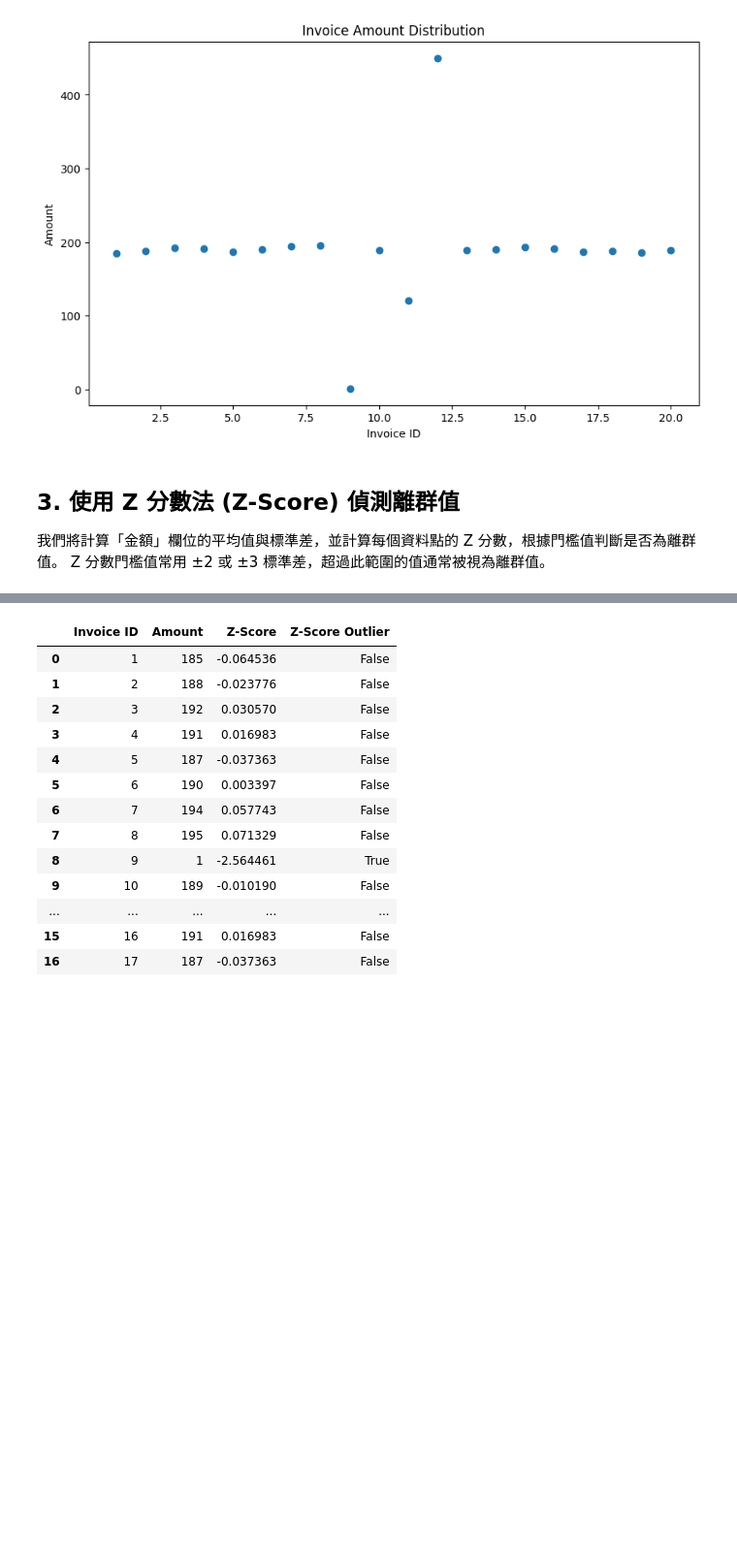
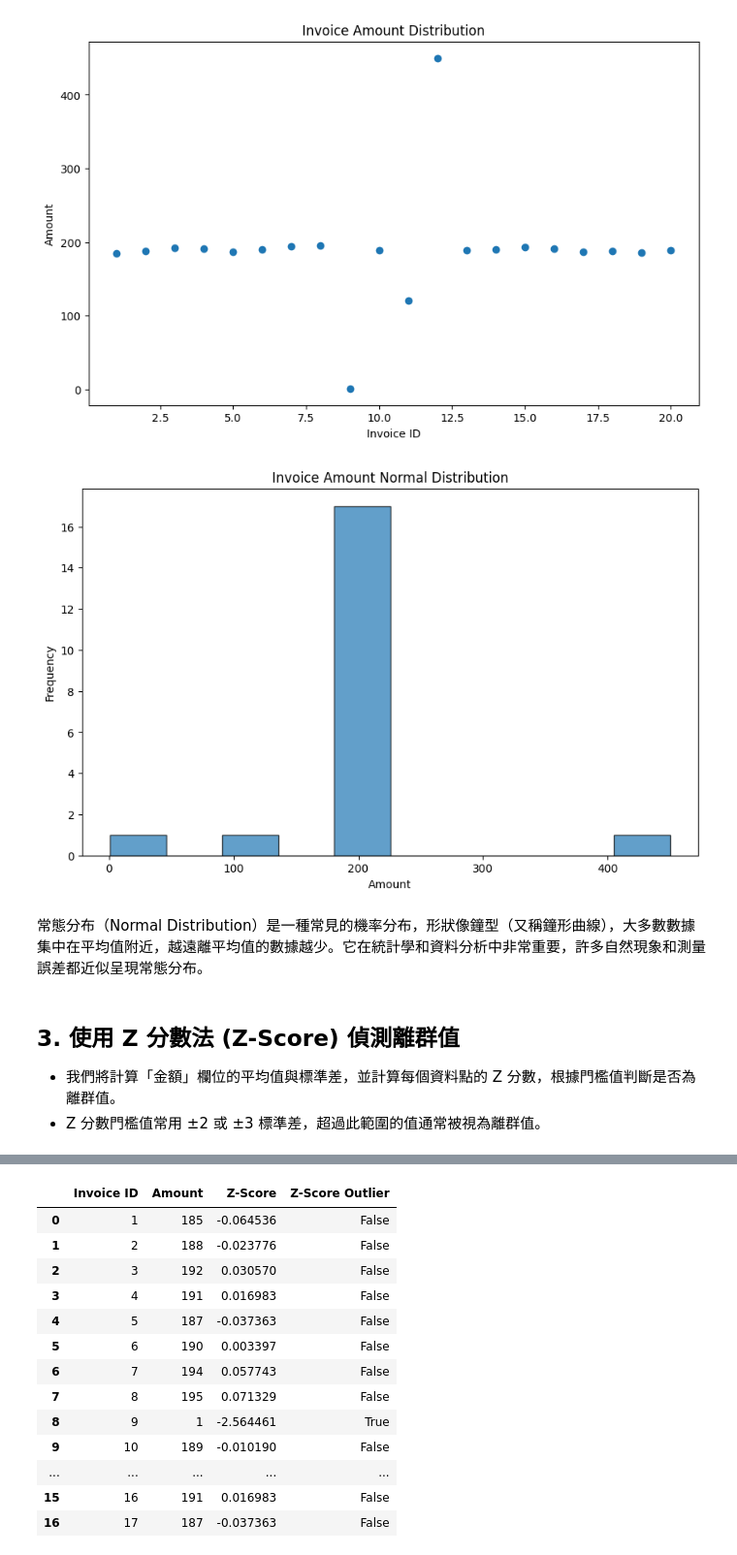
Before and after one commit to jonascheng/anomalyebook, a Jupyter notebook: 01_z-score-identify-outliers.ipynb, the cells around one changed output, grey strips where cells are left out. Shown at 97% size. Cells and saved outputs as stored; diff of their text form; code cells hidden in the pictures; blank space fills up the shorter version.

```diff
--- a/01_z-score-identify-outliers.ipynb
+++ b/01_z-score-identify-outliers.ipynb
@@ -56,11 +56,28 @@ plt.ylabel('Amount')
 plt.show()
 # %% [output]
 [figure]
+# %%
+# 繪製常態分佈圖
+plt.figure(figsize=(10, 6))
+plt.hist(
+  df['Amount'],
+  bins=10, # 將「Amount」欄位的數值分成10個區間（bin），繪製直方圖
+  edgecolor='k',
+  alpha=0.7
+)
+plt.title('Invoice Amount Normal Distribution')
+plt.xlabel('Amount')
+plt.ylabel('Frequency')
+plt.show()
+# %% [output]
+[figure, added]
+# %% [markdown]
+常態分布（Normal Distribution）是一種常見的機率分布，形狀像鐘型（又稱鐘形曲線），大多數數據集中在平均值附近，越遠離平均值的數據越少。它在統計學和資料分析中非常重要，許多自然現象和測量誤差都近似呈現常態分布。
 # %% [markdown]
 ## 3. 使用 Z 分數法 (Z-Score) 偵測離群值
 
-我們將計算「金額」欄位的平均值與標準差，並計算每個資料點的 Z 分數，根據門檻值判斷是否為離群值。
-Z 分數門檻值常用 ±2 或 ±3 標準差，超過此範圍的值通常被視為離群值。
+* 我們將計算「金額」欄位的平均值與標準差，並計算每個資料點的 Z 分數，根據門檻值判斷是否為離群值。
+* Z 分數門檻值常用 ±2 或 ±3 標準差，超過此範圍的值通常被視為離群值。
 # %% [markdown]
 ### 什麼是 Z 分數法 (Z-Score)？
 
```
Also changed, not shown: parts of 7 cells of this notebook.
